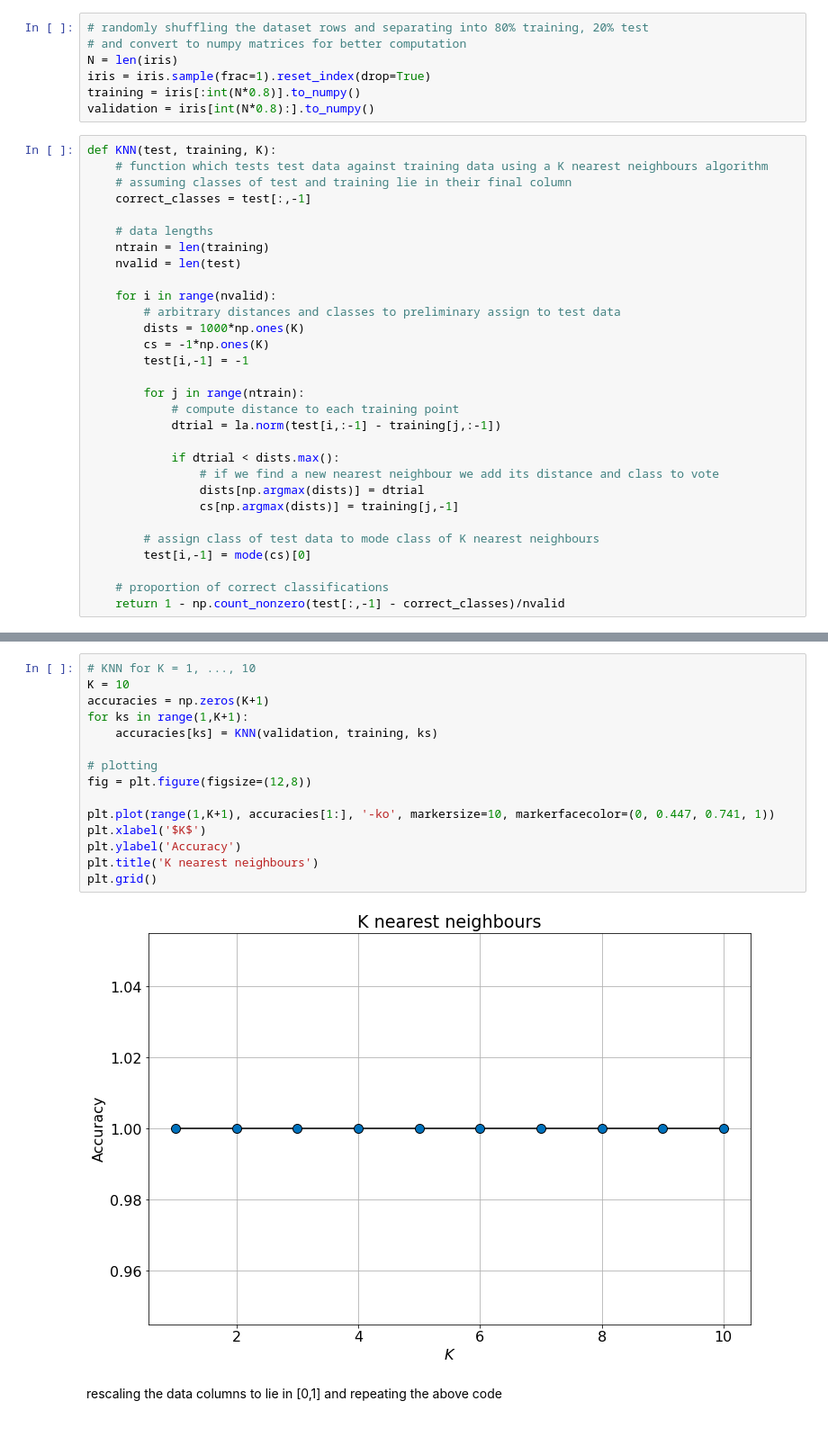
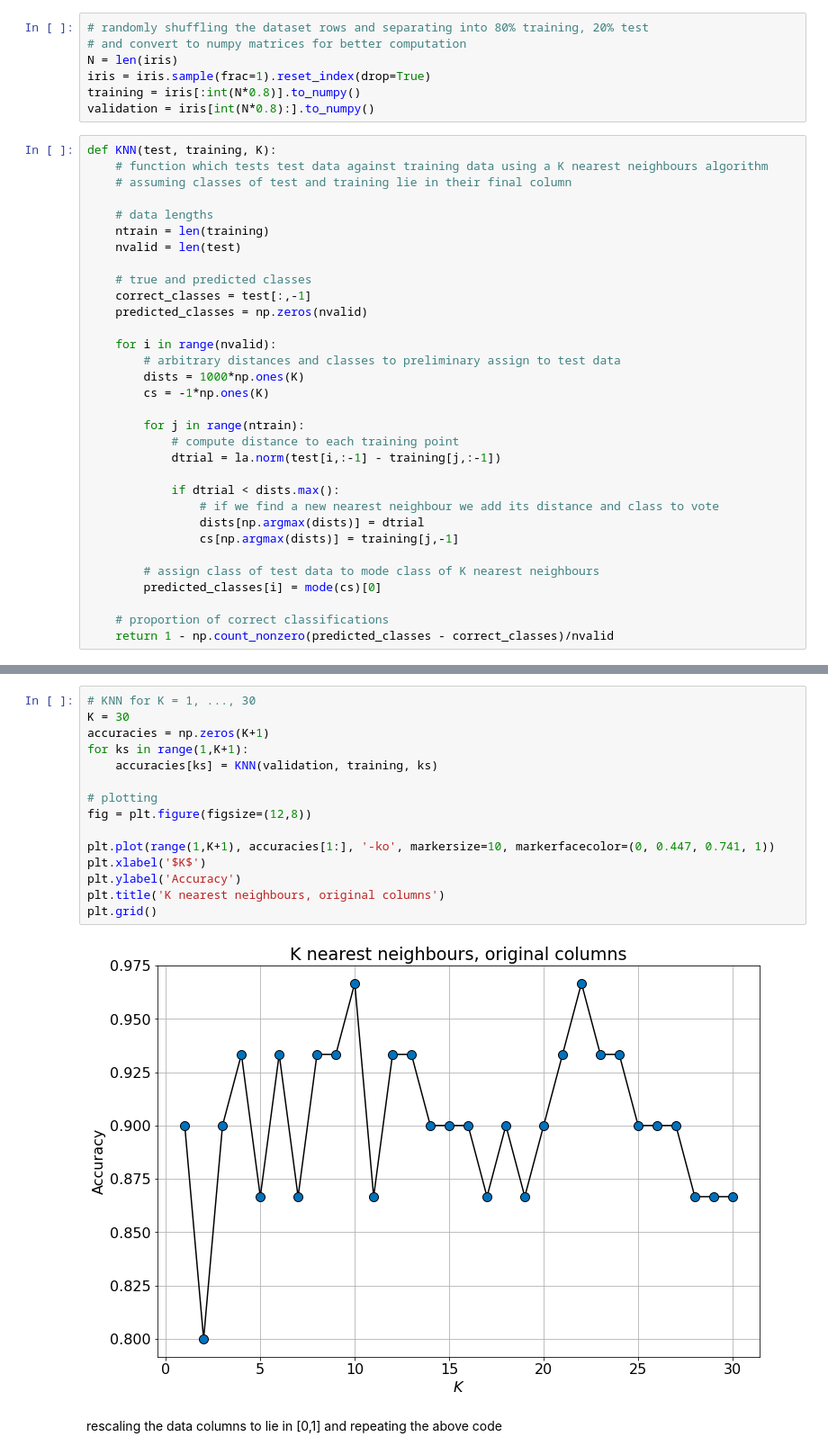
Before and after one commit to ndoyle815/MA930, a Jupyter notebook: Week9/Lecture 7.ipynb, the cells around one changed output, grey strips where cells are left out. Shown at 90% size. Drawn from its saved outputs; the diff is of its cells as text.

Commit message:
fixed K nearest neighbours, clustering, neural network

```diff
--- a/Week9/Lecture 7.ipynb
+++ b/Week9/Lecture 7.ipynb
@@ -44,17 +44,19 @@ validation = iris[int(N*0.8):].to_numpy()
 def KNN(test, training, K):
     # function which tests test data against training data using a K nearest neighbours algorithm
     # assuming classes of test and training lie in their final column
-    correct_classes = test[:,-1]
 
     # data lengths
     ntrain = len(training)
     nvalid = len(test)
 
+    # true and predicted classes
+    correct_classes = test[:,-1]
+    predicted_classes = np.zeros(nvalid)
+
     for i in range(nvalid):
         # arbitrary distances and classes to preliminary assign to test data
         dists = 1000*np.ones(K)
         cs = -1*np.ones(K)
-        test[i,-1] = -1
 
         for j in range(ntrain):
             # compute distance to each training point
@@ -66,10 +68,10 @@ def KNN(test, training, K):
                 cs[np.argmax(dists)] = training[j,-1]
 
         # assign class of test data to mode class of K nearest neighbours
-        test[i,-1] = mode(cs)[0]
+        predicted_classes[i] = mode(cs)[0]
 
     # proportion of correct classifications
-    return 1 - np.count_nonzero(test[:,-1] - correct_classes)/nvalid
+    return 1 - np.count_nonzero(predicted_classes - correct_classes)/nvalid
 # %%
 # test case
 KNN(validation, training, 1)
@@ -78,20 +80,20 @@ KNN(validation, training, 1)
 # %%
-# KNN for K = 1, ..., 10
-K = 10
+# KNN for K = 1, ..., 30
+K = 30
 accuracies = np.zeros(K+1)
 for ks in range(1,K+1):
     accuracies[ks] = KNN(validation, training, ks)
 
 # plotting
 fig = plt.figure(figsize=(12,8))
 
 plt.plot(range(1,K+1), accuracies[1:], '-ko', markersize=10, markerfacecolor=(0, 0.447, 0.741, 1))
 plt.xlabel('$K$')
 plt.ylabel('Accuracy')
-plt.title('K nearest neighbours')
+plt.title('K nearest neighbours, original columns')
 plt.grid()
 # %% [output]
-[figure, old version]
+[figure, new version]
 # %% [markdown]
 rescaling the data columns to lie in [0,1] and repeating the above code
 # %%
```
Also changed, not shown: parts of 17 cells of this notebook.
